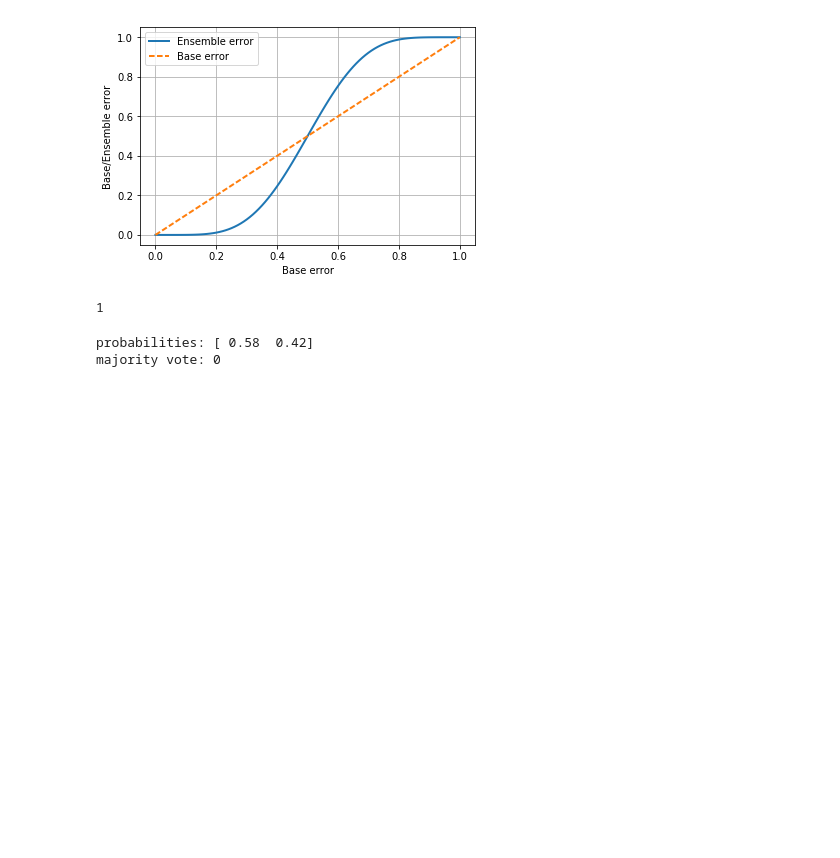
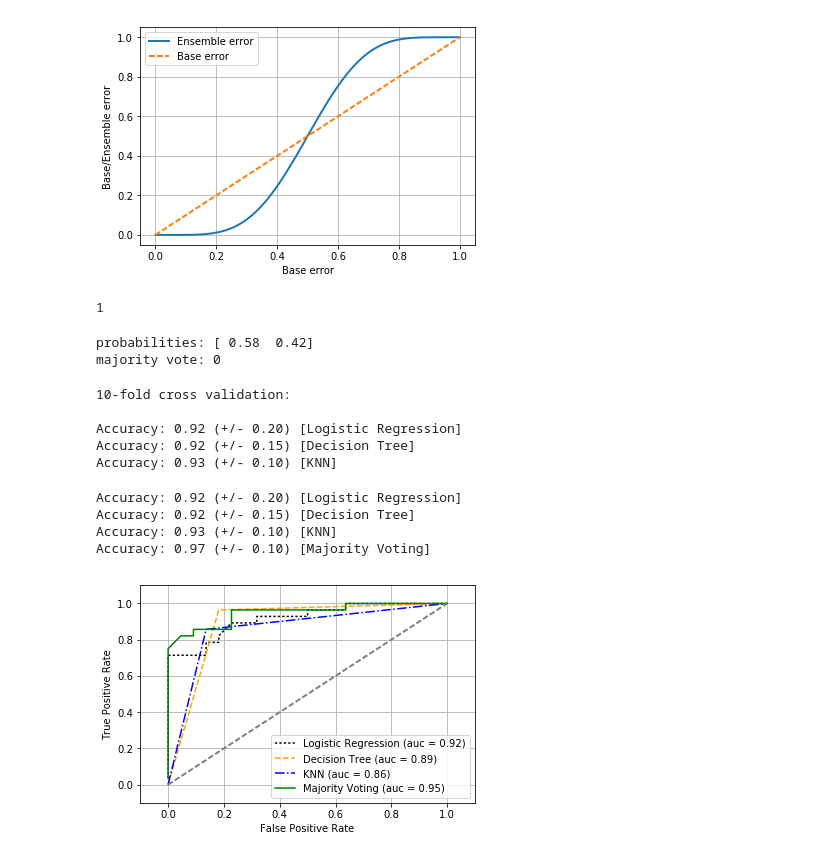
Before and after one commit to shunjilin/Python-Machine-Learning, a Jupyter notebook: 07.CombiningDifferentModelsForEnsembleLearning/majority_vote.ipynb, the cells around one changed output. Drawn from its saved outputs; the diff is of its cells as text; code cells hidden in the pictures; blank space fills up the shorter version.

Commit message:
add majority vote classifier

```diff
--- a/07.CombiningDifferentModelsForEnsembleLearning/majority_vote.ipynb
+++ b/07.CombiningDifferentModelsForEnsembleLearning/majority_vote.ipynb
@@ -63,0 +77,70 @@ majority vote: 0
+# %%
+# Train three different classifiers - logistic regression, decision tree and k-nearest neighbors
+# 10-fold cross validation individually
+# combine to form ensemble classifier
+
+from sklearn.model_selection import cross_val_score
+from sklearn.linear_model import LogisticRegression
+from sklearn.tree import DecisionTreeClassifier
+from sklearn.neighbors import KNeighborsClassifier
+from sklearn.pipeline import Pipeline
+import numpy as np
+
+clf1 = LogisticRegression(penalty='l2', C=0.001, random_state=0)
+clf2 = DecisionTreeClassifier(max_depth=1, criterion='entropy', random_state=0)
+clf3 = KNeighborsClassifier(n_neighbors=1, p=2, metric='minkowski') # euclidean
+pipe1 = Pipeline([['sc', StandardScaler()],
+                 ['clf', clf1]])
+pipe3 = Pipeline([['sc', StandardScaler()],
+                 ['clf', clf3]])
+clf_labels = ['Logistic Regression', 'Decision Tree', 'KNN']
+print('10-fold cross validation:\n')
+for clf, label in zip([pipe1, clf2, pipe3], clf_labels): # decision trees dont require scaling
+    scores = cross_val_score(estimator=clf, X=X_train, y=y_train, cv=10, scoring='roc_auc')
+    print('Accuracy: %0.2f (+/- %-.2f) [%s]' % (scores.mean(), scores.std(), label))
+# %% [output]
+10-fold cross validation:
+
+Accuracy: 0.92 (+/- 0.20) [Logistic Regression]
+Accuracy: 0.92 (+/- 0.15) [Decision Tree]
+Accuracy: 0.93 (+/- 0.10) [KNN]
+# %%
+# Combine individual classifiers
+from majority_vote_classifier import MajorityVoteClassifier
+mv_clf = MajorityVoteClassifier(classifiers=[pipe1, clf2, pipe3])
+clf_labels += ['Majority Voting']
+all_clf = [pipe1, clf2, pipe3, mv_clf]
+for clf, label in zip(all_clf, clf_labels):
+    scores = cross_val_score(estimator=clf,
+                            X=X_train,
+                            y=y_train,
+                            cv=10,
+                            scoring='roc_auc')
+    print("Accuracy: %0.2f (+/- %-.2f) [%s]" % (scores.mean(), scores.std(), label))
+# %% [output]
+Accuracy: 0.92 (+/- 0.20) [Logistic Regression]
+Accuracy: 0.92 (+/- 0.15) [Decision Tree]
+Accuracy: 0.93 (+/- 0.10) [KNN]
+Accuracy: 0.97 (+/- 0.10) [Majority Voting]
+# %%
+# Evaluating and tuning the ensemble classifier
+from sklearn.metrics import roc_curve
+from sklearn.metrics import auc
+colors = ['black', 'orange', 'blue', 'green']
+linestyles = [':', '--', '-.', '-']
+for clf, label, clr, ls in zip(all_clf, clf_labels, colors, linestyles):
+    # assuming the label of the positive class is 1
+    y_pred = clf.fit(X_train, y_train).predict_proba(X_test)[:, 1]
+    fpr, tpr, thresholds = roc_curve(y_true=y_test, y_score=y_pred)
+    roc_auc = auc(x=fpr, y=tpr)
+    plt.plot(fpr, tpr, color=clr, linestyle=ls, label='%s (auc = %0.2f)' % (label, roc_auc))
+plt.legend(loc='lower right')
+plt.plot([0,1], [0,1], linestyle='--', color='gray', linewidth=2) # diagonal
+plt.xlim([-0.1, 1.1])
+plt.ylim([-0.1, 1.1])
+plt.grid()
+plt.xlabel('False Positive Rate')
+plt.ylabel('True Positive Rate')
+plt.show()
+# %% [output]
+[figure, added]
```
Also changed, not shown: parts of 3 cells of this notebook, 1 other file.
